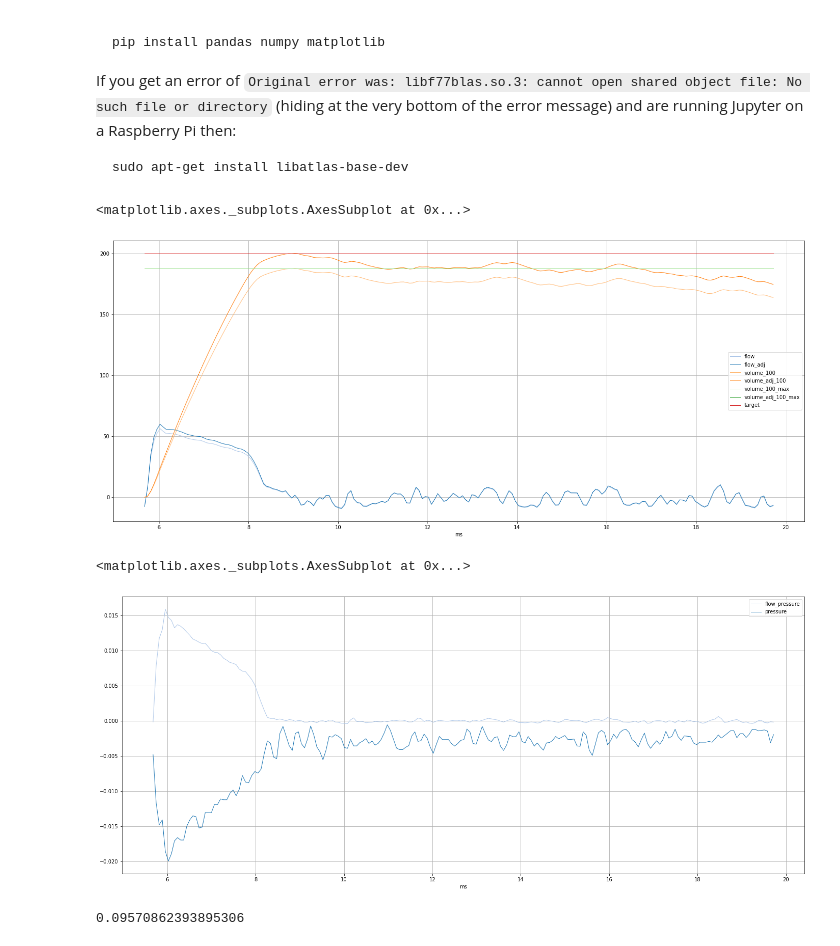
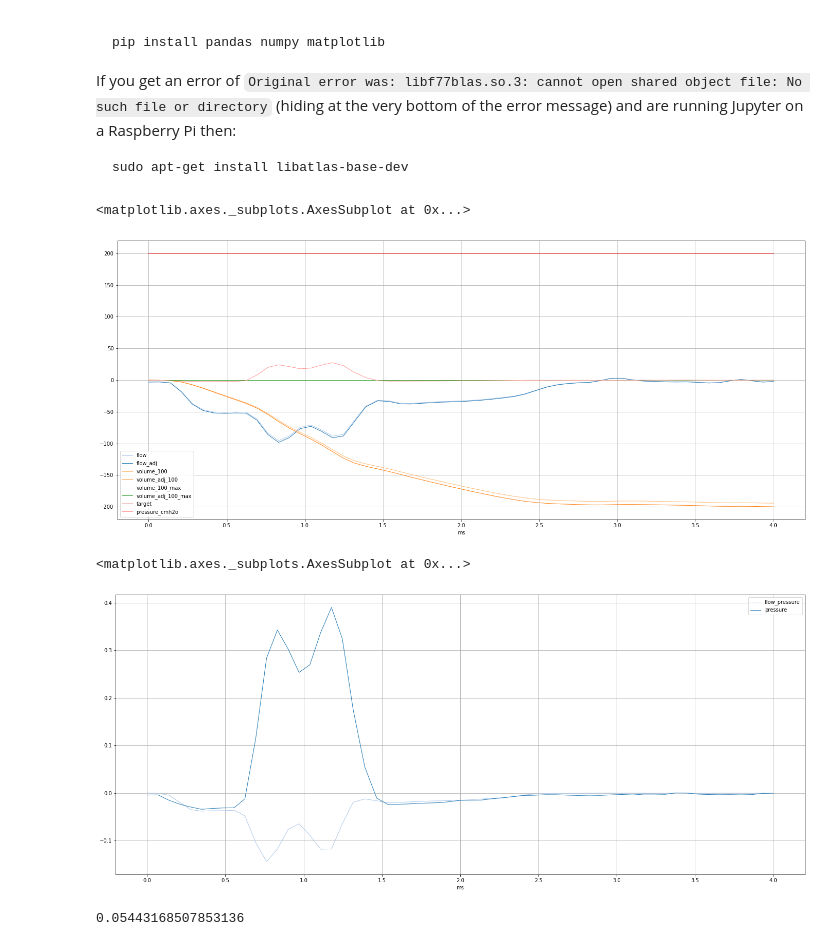
Before and after one commit to 10mi2/g2core-pressurizer, a Jupyter notebook: flow-sensor/calibration.ipynb, the cells around one changed output. Drawn from its saved outputs; the diff is of its cells as text; code cells hidden in the pictures.

````diff
--- a/flow-sensor/calibration.ipynb
+++ b/flow-sensor/calibration.ipynb
@@ -11,15 +11,27 @@ If you get an error of `Original error was: libf77blas.so.3: cannot open shared
 sudo apt-get install libatlas-base-dev
 ```
 # %%
+## SETUP
+# uncomment the next line if needed - likely one once
+# ! pip install pandas numpy matplotlib ipympl
+# ! jupyter nbextension enable --py --sys-prefix ipympl
+
 # Set the K value that was used for these tests
-start_k = 0.08979
+# test 1
+# start_k = 0.0516
+# test 2 on
+start_k = 0.05291351624874463
+
+# test 4 has additional pressure
+# test 5 on is reversed
 
 # Set to the value of the target volume - in liters
 target_volume = 2
 # %%
+%matplotlib inline
+
 import pandas as pd
 import matplotlib.pyplot as plt
-%matplotlib inline
 
 # Some formatting setup
 
@@ -30,11 +42,26 @@ plt.rcParams['axes.prop_cycle'] = plt.cycler(color=[
     '#17becf', '#9edae5'])
 plt.rcParams['lines.linewidth'] = 1
 
+# start_k = 0.0516
+# csv_file = "./cal-v31-2020-06-29-01.csv"
+# df = pd.read_csv(csv_file, sep="\t").shift(-97)
+
 #File path to the csv file
-csv_file = "./cal-v31-2020-06-20-01.csv"
+csv_file = "./cal-v31-2020-06-29-08.csv"
 
 # Read in the file, and shift it to the start of the test
-df = pd.read_csv(csv_file, sep="\t").shift(-82)
+df = pd.read_csv(csv_file, sep="\t")
+
+# Tri everything before 3 samples before flow goes over 10slm
+df = df.shift(3-df[abs(df['flow']) > 10].index[0])
+
+# start the ms counter at the beginning of the kept region
+first_ms = df['ms'][0]
+df['ms'] = df['ms'] - first_ms
+
+# keep only 4 seconds
+first_index_past_4_seconds = df[abs(df['ms']) > 4].index[0]+1
+df = df[:first_index_past_4_seconds]
 
 # Compute the volume - step 1, ms per sample
 ms_diff = df['ms'] - df.shift(1, fill_value=0)['ms']
@@ -52,6 +79,7 @@ df['volume_100'] = df['volume'] * 100
 
 # And add a line for the target volume
 df['target'] = target_volume * 100
+df['-target'] = -target_volume * 100
 
 # Add a max volume mark
 df['volume_100_max'] = df['volume_100'].max()
@@ -61,32 +86,32 @@ df['volume_100_max'] = df['volume_100'].max()
 # %%
 # Compute the adjusted K
-new_k = start_k * (target_volume / df['volume'].max())
+new_k = start_k * (target_volume / max(abs(df['volume'].min()), df['volume'].max()))
 
 # Compute the new volume - step 1, compute an adjusted flow
 df['flow_adj'] = (df['flow']/start_k)*new_k
 
 # Compute the new volume - step 2, volume change per sample, adjusted SLM to L/s
 volume_adj_temp = ms_diff * (df['flow_adj']/60)
 
 # Compute the volume - step 3, cumulative sum
 df['volume_adj'] =  volume_adj_temp.cumsum()
 
 # Now for charting we'll add a volume * 100
 df['volume_adj_100'] = df['volume_adj'] * 100
 
 # Add a max volume mark
 df['volume_adj_100_max'] = df['volume_adj_100'].max()
 
-df.plot(x='ms', y=['flow', 'flow_adj', 'volume_100', 'volume_adj_100', 'volume_100_max', 'volume_adj_100_max', 'target'], grid=True, figsize=[24, 10])
+df.plot(x='ms', y=['flow', 'flow_adj', 'volume_100', 'volume_adj_100', 'volume_100_max', 'volume_adj_100_max', 'target', 'pressure_cmh2o'], grid=True, figsize=[24, 10])
 # %% [output]
 <matplotlib.axes._subplots.AxesSubplot at 0x...>
-[figure, old version]
+[figure, new version]
 # %%
 df.plot(x='ms', y=['flow_pressure', 'pressure'], grid=True, figsize=[24, 10])
 # %% [output]
 <matplotlib.axes._subplots.AxesSubplot at 0x...>
-[figure, old version]
+[figure, new version]
 # %%
 new_k
 # %% [output]
-0.09570862393895306
+0.05443168507853136
````
Also changed, not shown: parts of 1 cell of this notebook.
